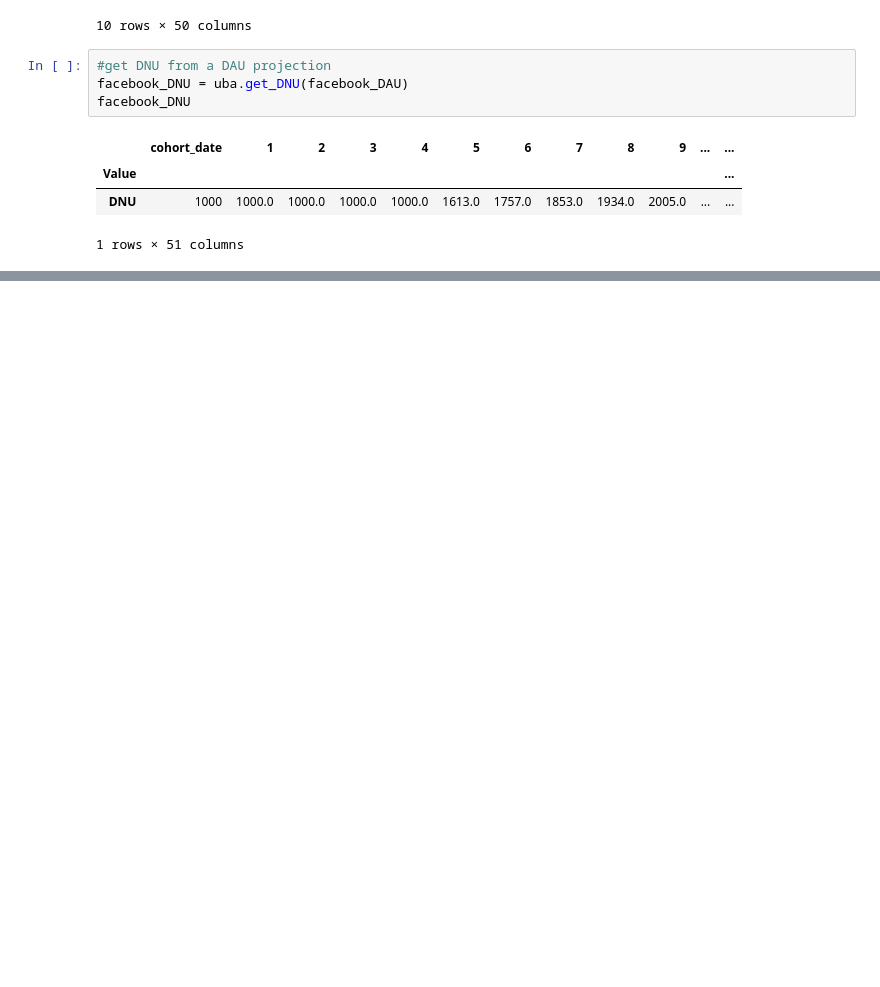
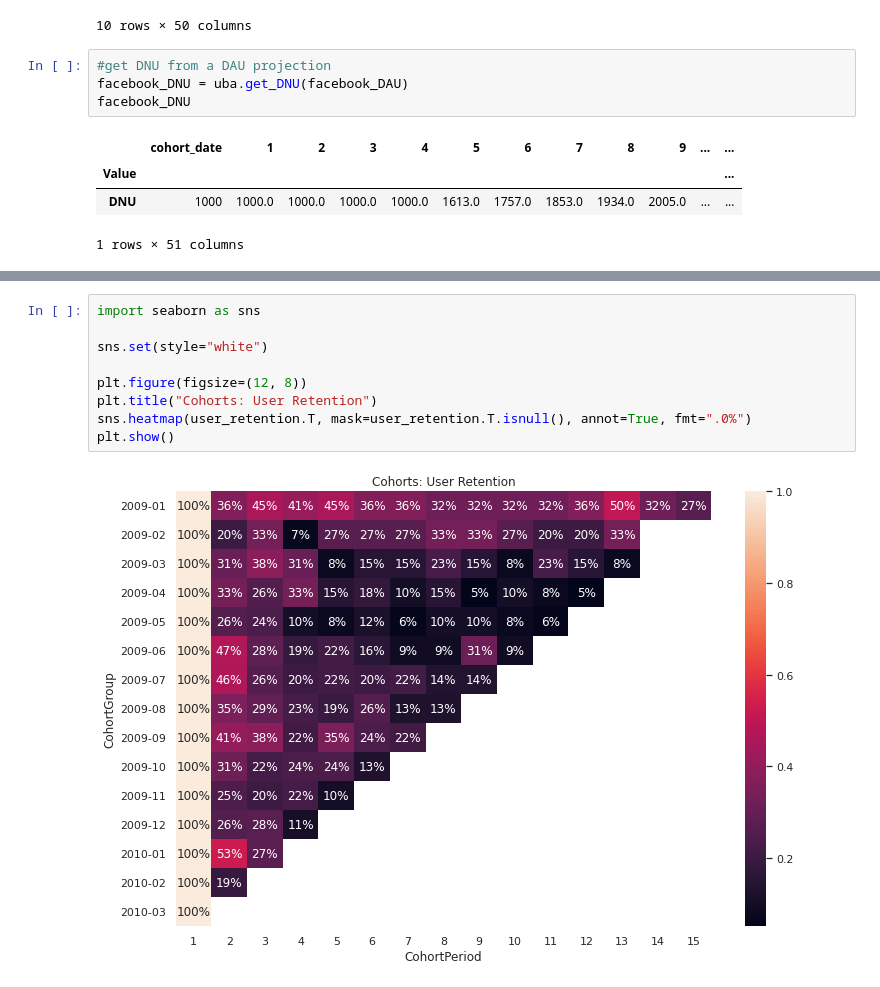
Before and after one commit to ds-wook/pyuba, a Jupyter notebook: examples.ipynb, the cells around one changed output, grey strips where cells are left out. Saved outputs shown, nothing was run; the diff lists cells and outputs as text; blank space fills up the shorter version.

```diff
--- a/examples.ipynb
+++ b/examples.ipynb
@@ -92,0 +264,11 @@ uba.plot_forward_DAU_stacked(
+# %%
+import seaborn as sns
+
+sns.set(style="white")
+
+plt.figure(figsize=(12, 8))
+plt.title("Cohorts: User Retention")
+sns.heatmap(user_retention.T, mask=user_retention.T.isnull(), annot=True, fmt=".0%")
+plt.show()
+# %% [output]
+[figure, added]
```
Also changed, not shown: parts of 15 cells of this notebook.
